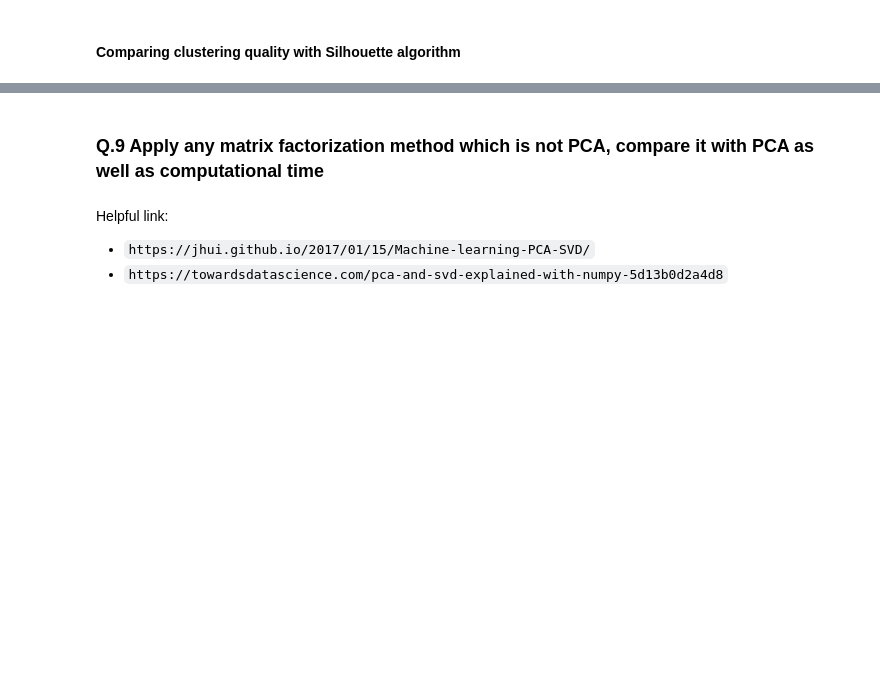
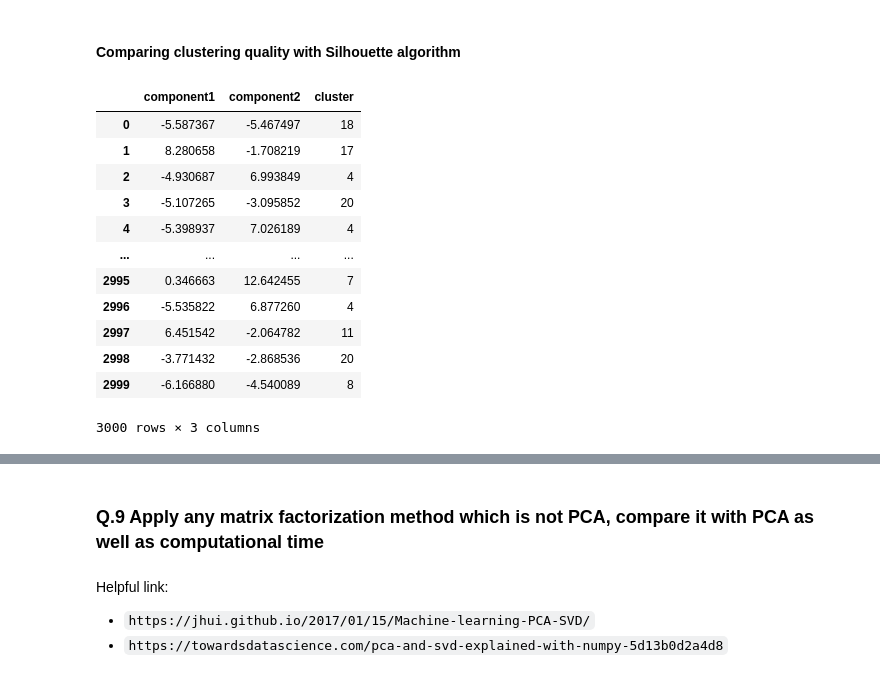
Before and after one commit to MarinaChau/IASD_classes, a Jupyter notebook: TP_FML_SingleCellDataset_.ipynb, the cells around one changed output, grey strips where cells are left out. Saved outputs shown, nothing was run; the diff lists cells and outputs as text; code cells hidden in the pictures; blank space fills up the shorter version.

```diff
--- a/TP_FML_SingleCellDataset_.ipynb
+++ b/TP_FML_SingleCellDataset_.ipynb
@@ -587,0 +607,18 @@ sklearn.metrics.silhouette_score(X, labels, *, metric='euclidean', sample_size=N
+# %%
+df_cluster = pd.DataFrame(x_2d, columns=["component1", "component2"])
+df_cluster["cluster"] = kmeans_clustering.labels_
+df_cluster
+# %% [output]
+|  | component1 | component2 | cluster |
+| 0 | -5.587367 | -5.467497 | 18 |
+| 1 | 8.280658 | -1.708219 | 17 |
+| 2 | -4.930687 | 6.993849 | 4 |
+| 3 | -5.107265 | -3.095852 | 20 |
+| 4 | -5.398937 | 7.026189 | 4 |
+| ... | ... | ... | ... |
+| 2995 | 0.346663 | 12.642455 | 7 |
+| 2996 | -5.535822 | 6.877260 | 4 |
+| 2997 | 6.451542 | -2.064782 | 11 |
+| 2998 | -3.771432 | -2.868536 | 20 |
+| 2999 | -6.166880 | -4.540089 | 8 |
+3000 rows × 3 columns
```
Also changed, not shown: parts of 30 cells of this notebook.
